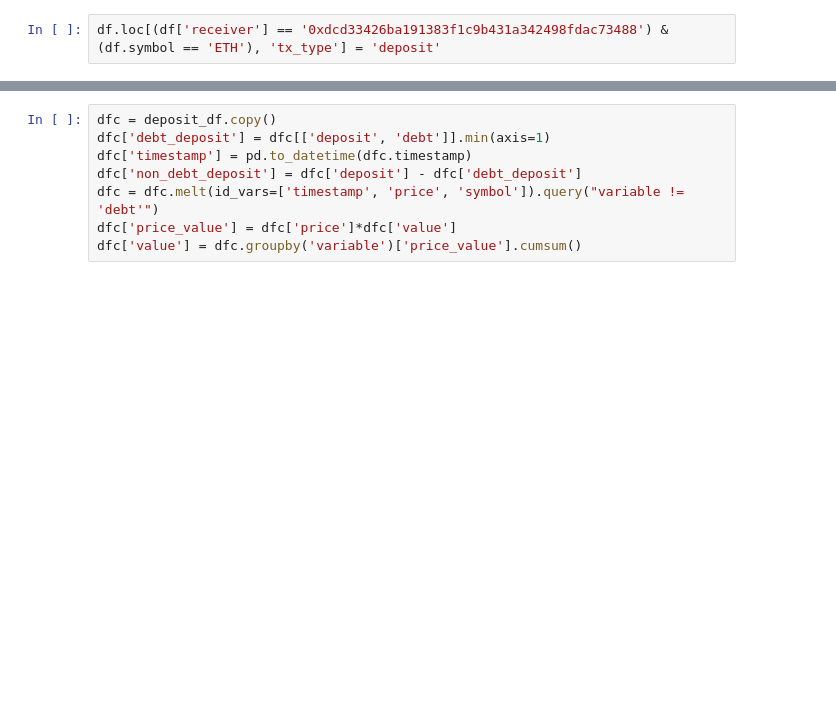
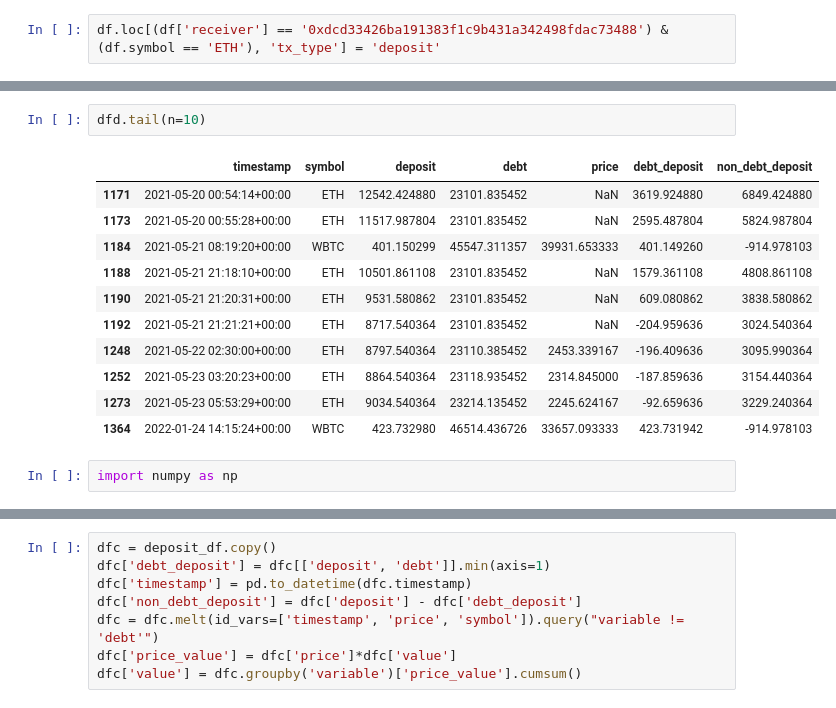
Before and after one commit to JacobSharples/Crypto-Debt-Balances, a Jupyter notebook: sample_notebook.ipynb, the cells around one changed output, grey strips where cells are left out. Drawn from its saved outputs; the diff is of its cells as text; blank space fills up the shorter version.

```diff
--- a/sample_notebook.ipynb
+++ b/sample_notebook.ipynb
@@ -135,3 +258,19 @@ for index, row in df.drop_duplicates(subset=['tx_hash', 'symbol']).iterrows():
+# %%
+dfd.tail(n=10)
+# %% [output]
+|  | timestamp | symbol | deposit | debt | price | debt_deposit | non_debt_deposit |
+| 1171 | 2021-05-20 00:54:14+00:00 | ETH | 12542.424880 | 23101.835452 | NaN | 3619.924880 | 6849.424880 |
+| 1173 | 2021-05-20 00:55:28+00:00 | ETH | 11517.987804 | 23101.835452 | NaN | 2595.487804 | 5824.987804 |
+| 1184 | 2021-05-21 08:19:20+00:00 | WBTC | 401.150299 | 45547.311357 | 39931.653333 | 401.149260 | -914.978103 |
+| 1188 | 2021-05-21 21:18:10+00:00 | ETH | 10501.861108 | 23101.835452 | NaN | 1579.361108 | 4808.861108 |
+| 1190 | 2021-05-21 21:20:31+00:00 | ETH | 9531.580862 | 23101.835452 | NaN | 609.080862 | 3838.580862 |
+| 1192 | 2021-05-21 21:21:21+00:00 | ETH | 8717.540364 | 23101.835452 | NaN | -204.959636 | 3024.540364 |
+| 1248 | 2021-05-22 02:30:00+00:00 | ETH | 8797.540364 | 23110.385452 | 2453.339167 | -196.409636 | 3095.990364 |
+| 1252 | 2021-05-23 03:20:23+00:00 | ETH | 8864.540364 | 23118.935452 | 2314.845000 | -187.859636 | 3154.440364 |
+| 1273 | 2021-05-23 05:53:29+00:00 | ETH | 9034.540364 | 23214.135452 | 2245.624167 | -92.659636 | 3229.240364 |
+| 1364 | 2022-01-24 14:15:24+00:00 | WBTC | 423.732980 | 46514.436726 | 33657.093333 | 423.731942 | -914.978103 |
+# %%
+import numpy as np
 # %%
 dfd = deposit_df.copy()
 dfd['debt_deposit'] = dfd[['deposit', 'debt']].min(axis=1)
```
Also changed, not shown: parts of 15 cells of this notebook, 3 other files.
